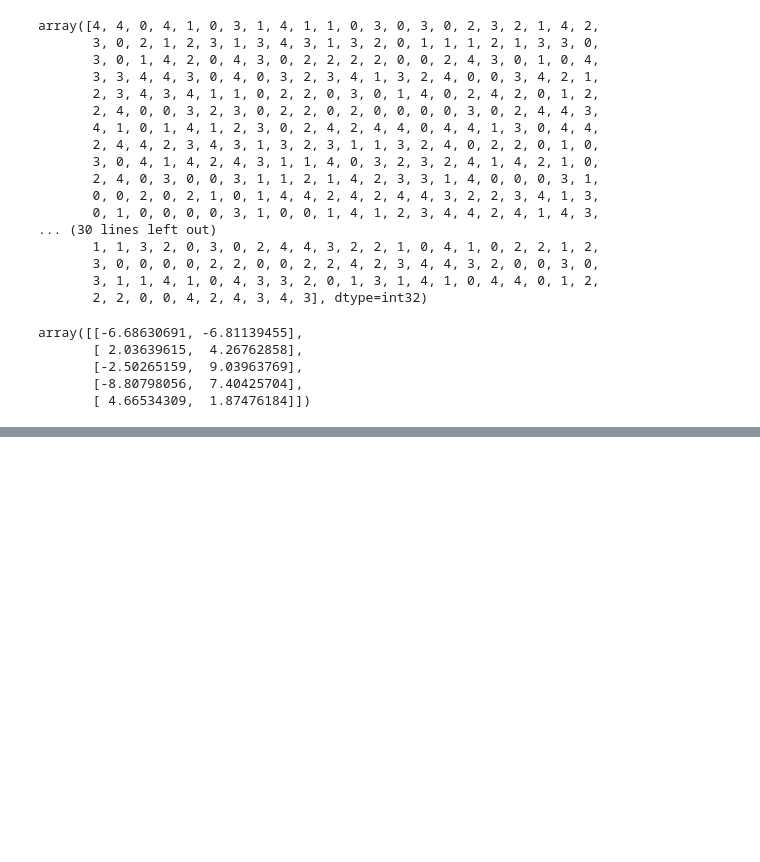
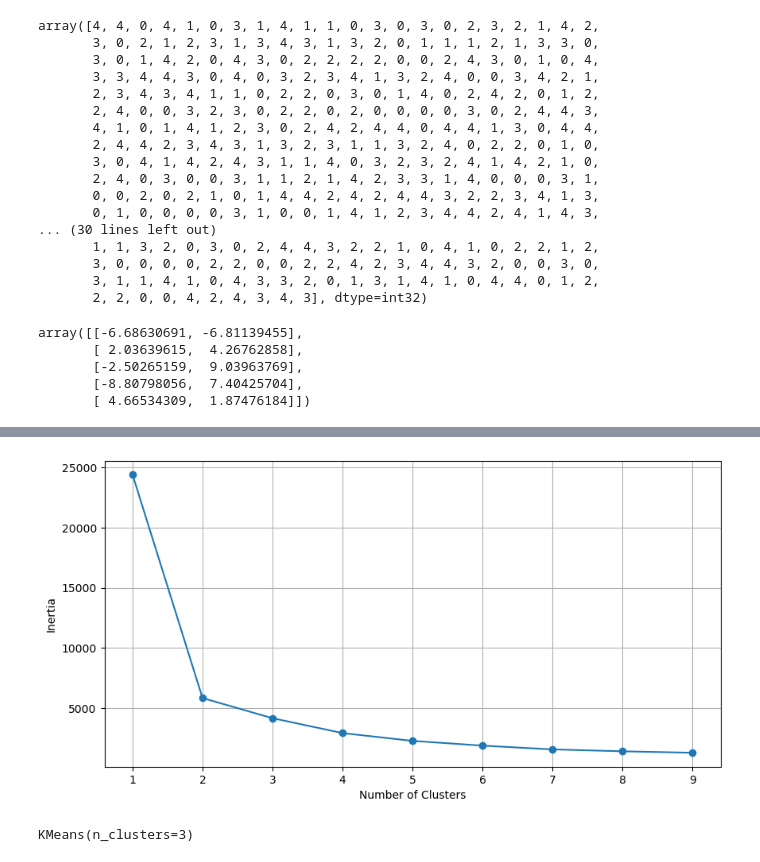
Before and after one commit to Praveenk2324/ML-Coding, a Jupyter notebook: Unsupervised_learning[7].ipynb, the cells around one changed output, grey strips where cells are left out. Saved outputs shown, nothing was run; the diff lists cells and outputs as text; code cells hidden in the pictures; blank space fills up the shorter version.

Commit message:
KMeans

```diff
--- a/Unsupervised_learning[7].ipynb
+++ b/Unsupervised_learning[7].ipynb
@@ -36,0 +64,2 @@ array([[-6.68630691, -6.81139455],
+# %%
+df.dropna(inplace=True)
@@ -36,0 +78,4 @@ array([[-6.68630691, -6.81139455],
+# %%
+scaler = StandardScaler()
+# %%
+df[['RHOB_T', 'NPHI_T', 'GR_T', 'PEF_T', 'DTC_T']] = scaler.fit_transform(df[['RHOB', 'NPHI', 'GR', 'PEF', 'DTC']])
@@ -36,0 +99,22 @@ array([[-6.68630691, -6.81139455],
+# %%
+def optimise_k_means(data, max_k):
+    means = []
+    inertias = []
+
+    for k in range(1, max_k):
+        kmeans = KMeans(n_clusters = k)
+        kmeans.fit(data)
+
+        means.append(k)
+        inertias.append(kmeans.inertia_)
+
+    fig = plt.subplots(figsize=(10, 5))
+    plt.plot(means, inertias, 'o-')
+    plt.xlabel('Number of Clusters')
+    plt.ylabel('Inertia')
+    plt.grid(True)
+    plt.show()
+# %%
+optimise_k_means(df[['RHOB_T', 'NPHI_T']], 10)
+# %% [output]
+[figure, added]
@@ -36,0 +123,4 @@ array([[-6.68630691, -6.81139455],
+# %%
+kmeans.fit(df[['NPHI_T', 'RHOB_T']])
+# %% [output]
+KMeans(n_clusters=3)
```
Also changed, not shown: parts of 13 cells of this notebook, 1 other file.
